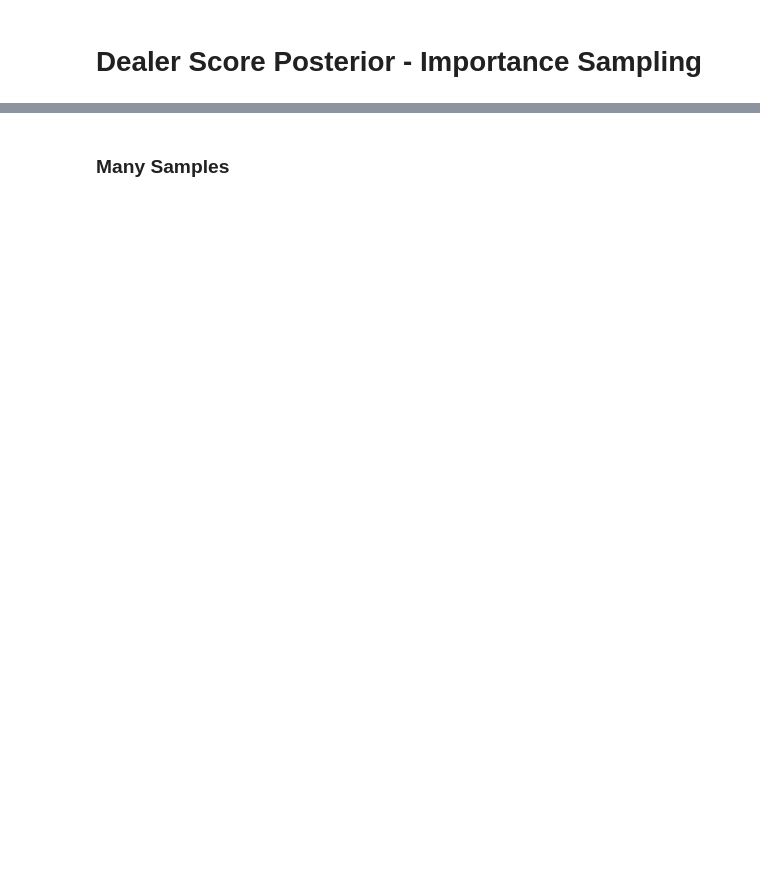
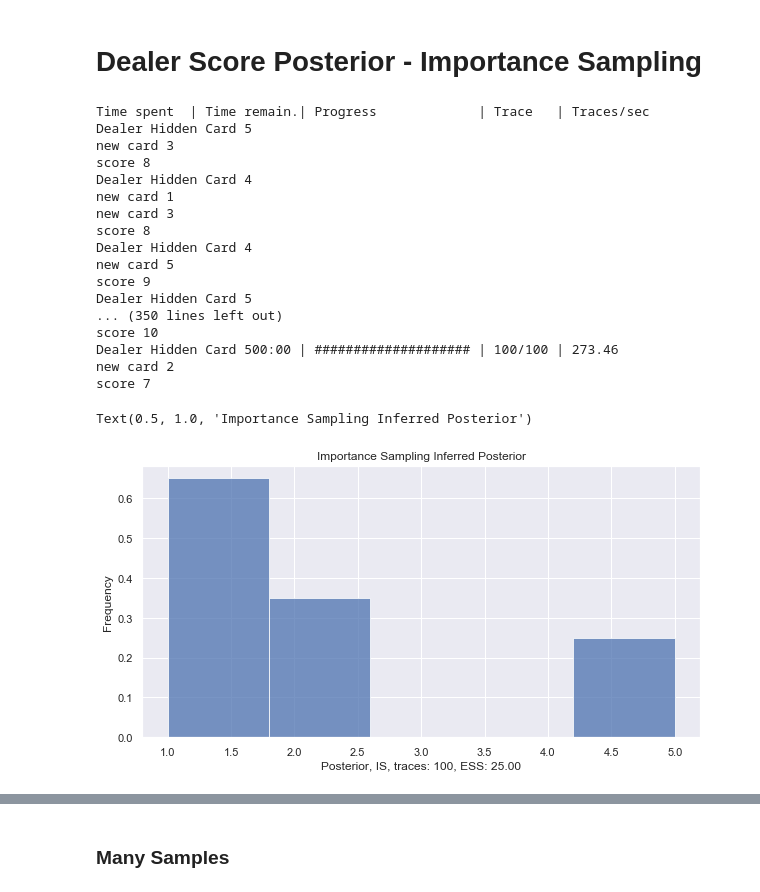
Before and after one commit to ivanjut/inference-compilation-project, a Jupyter notebook: blackjack/blackjack_simple_generative_model.ipynb, the cells around one changed output, grey strips where cells are left out. Cells and saved outputs as stored; diff of their text form; code cells hidden in the pictures; blank space fills up the shorter version.

```diff
--- a/blackjack/blackjack_simple_generative_model.ipynb
+++ b/blackjack/blackjack_simple_generative_model.ipynb
@@ -238,0 +392,27 @@ observations = {'obs1':5, 'obs2':10, 'obs3':0, 'obs4':0 , 'obs5':0, 'obs6':0}
+# %%
+posterior_many = model.posterior_results(
+                    num_traces=100, # the number of samples estimating the posterior
+                    inference_engine=pyprob.InferenceEngine.IMPORTANCE_SAMPLING, # specify which inference engine to use
+                    observe=observations) # assign values to the observed values
+posterior_many.plot_histogram(show=False, alpha=0.75, bins=5, label='inferred posterior')
+plt.title('Importance Sampling Inferred Posterior')
+# %% [output]
+Time spent  | Time remain.| Progress             | Trace   | Traces/sec
+Dealer Hidden Card 5
+new card 3
+score 8
+Dealer Hidden Card 4
+new card 1
+new card 3
+score 8
+Dealer Hidden Card 4
+new card 5
+score 9
+Dealer Hidden Card 5
+... (350 lines left out)
+score 10
+Dealer Hidden Card 500:00 | #################### | 100/100 | 273.46
+new card 2
+score 7
+Text(0.5, 1.0, 'Importance Sampling Inferred Posterior')
+[figure, added]
```
Also changed, not shown: parts of 32 cells of this notebook.
